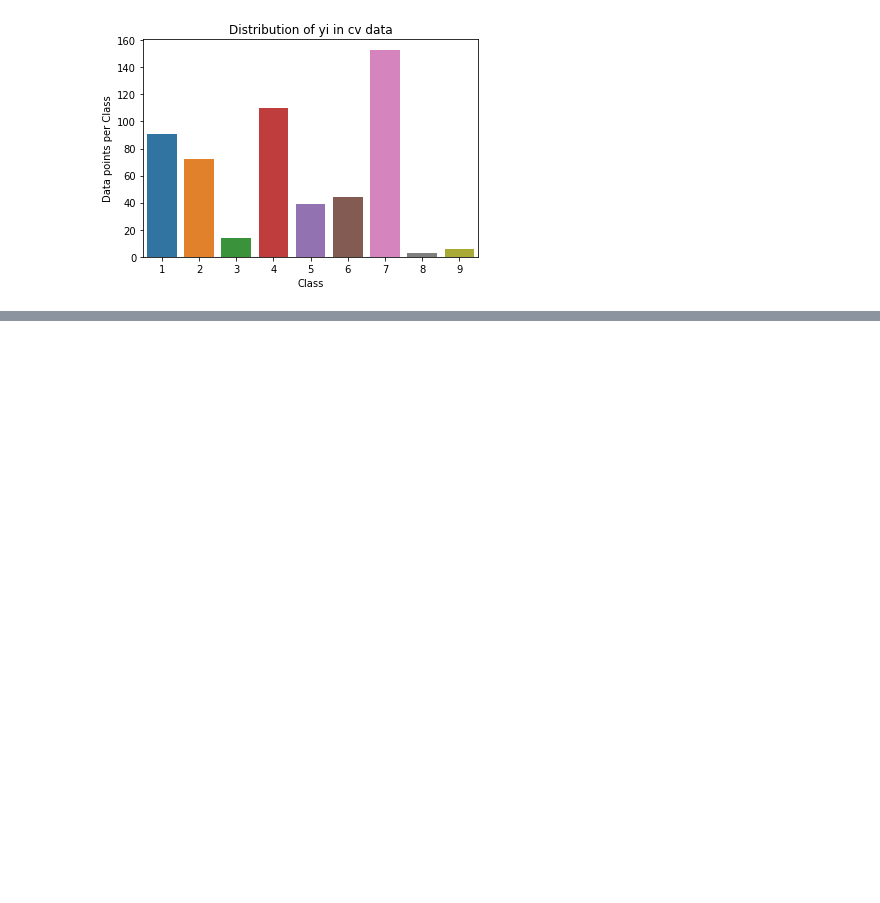
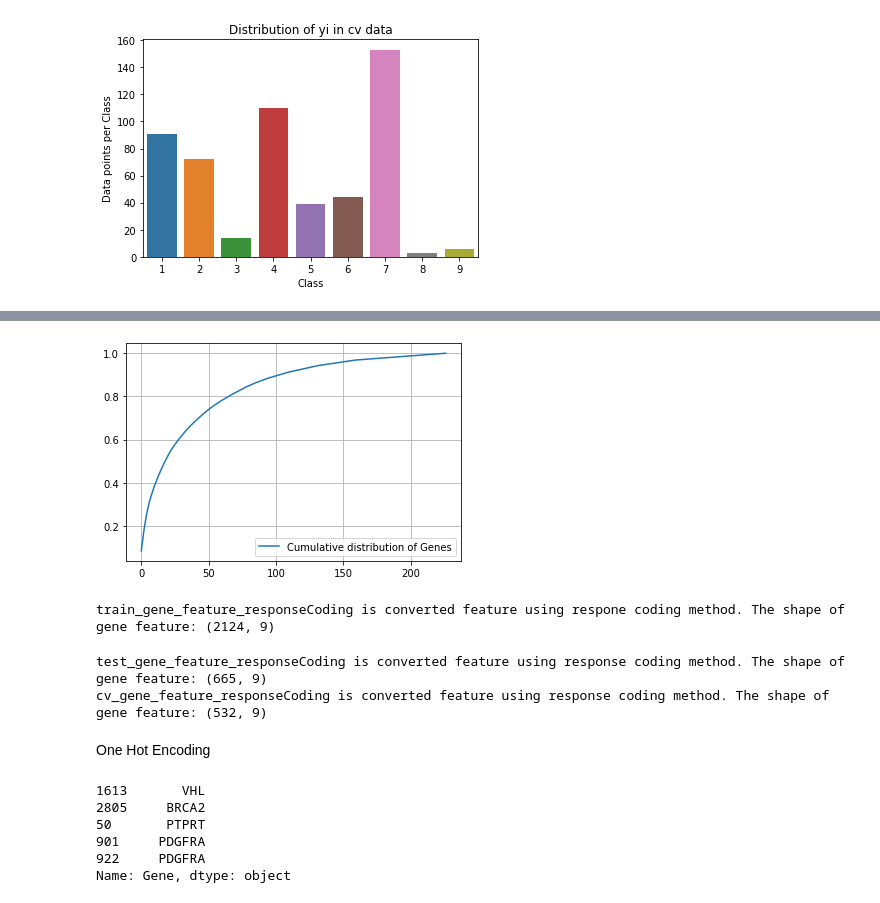
Before and after one commit to SurajitDas1991/RedefinedCancerTreatment, a Jupyter notebook: notebooks/explore.ipynb, the cells around one changed output, grey strips where cells are left out. Drawn from its saved outputs; the diff is of its cells as text; code cells hidden in the pictures; blank space fills up the shorter version.

```diff
--- a/notebooks/explore.ipynb
+++ b/notebooks/explore.ipynb
@@ -253,0 +416,8 @@ Number of data points in class 2 : 3 ( 0.564 %)
+# %%
+c = np.cumsum(h)
+plt.plot(c,label='Cumulative distribution of Genes')
+plt.grid()
+plt.legend()
+plt.show()
+# %% [output]
+[figure, added]
@@ -253,0 +434,12 @@ Number of data points in class 2 : 3 ( 0.564 %)
+# %%
+print("train_gene_feature_responseCoding is converted feature using response coding method. The shape of gene feature:", train_gene_feature_responseCoding.shape)
+# %% [output]
+train_gene_feature_responseCoding is converted feature using respone coding method. The shape of gene feature: (2124, 9)
+# %%
+print("test_gene_feature_responseCoding is converted feature using response coding method. The shape of gene feature:", test_gene_feature_responseCoding.shape)
+print("cv_gene_feature_responseCoding is converted feature using response coding method. The shape of gene feature:", cv_gene_feature_responseCoding.shape)
+# %% [output]
+test_gene_feature_responseCoding is converted feature using response coding method. The shape of gene feature: (665, 9)
+cv_gene_feature_responseCoding is converted feature using response coding method. The shape of gene feature: (532, 9)
+# %% [markdown]
+One Hot Encoding
@@ -253,0 +452,9 @@ Number of data points in class 2 : 3 ( 0.564 %)
+# %%
+train_df['Gene'].head()
+# %% [output]
+1613       VHL
+2805     BRCA2
+50       PTPRT
+901     PDGFRA
+922     PDGFRA
+Name: Gene, dtype: object
```
Also changed, not shown: parts of 17 cells of this notebook.
